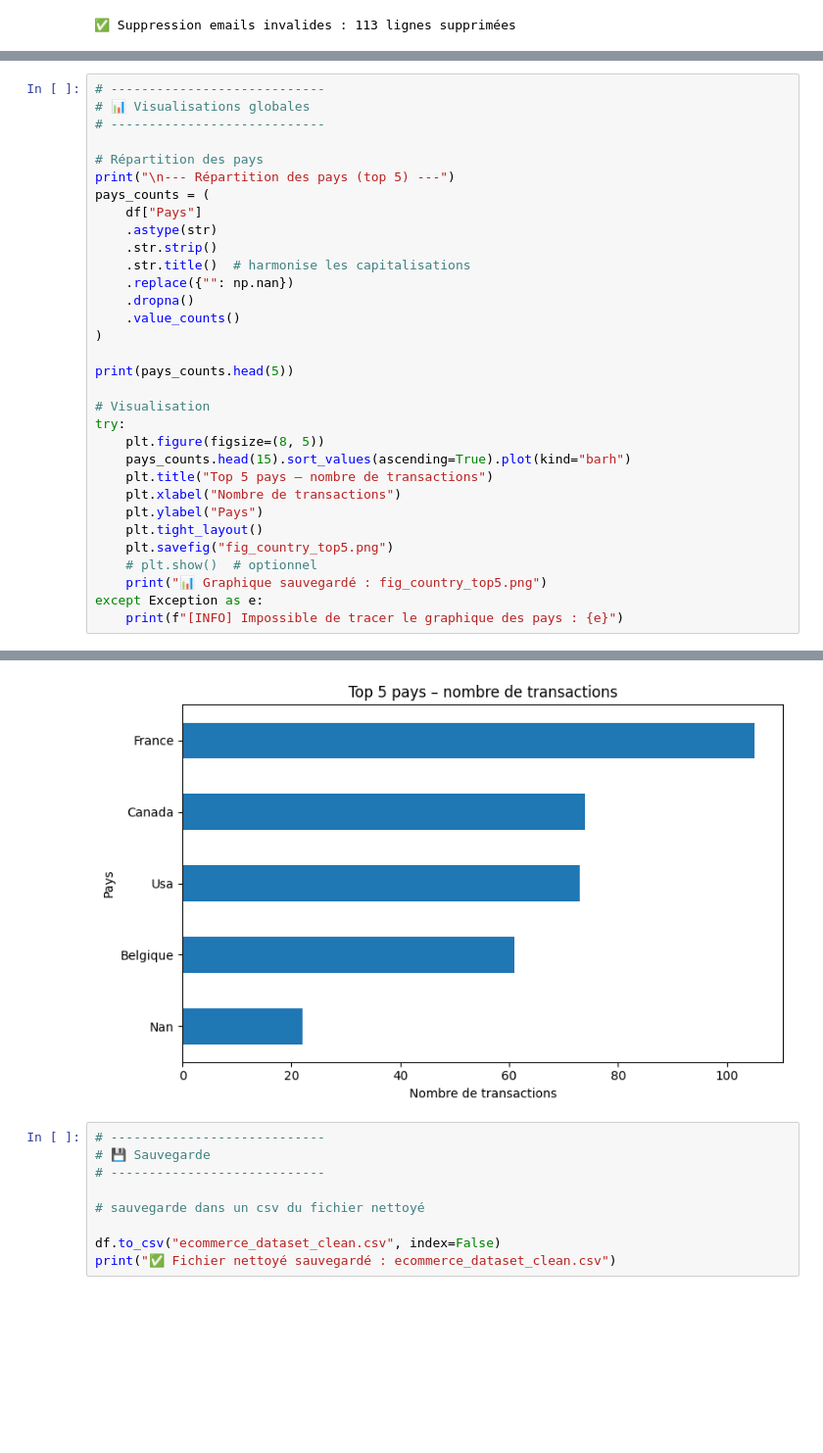
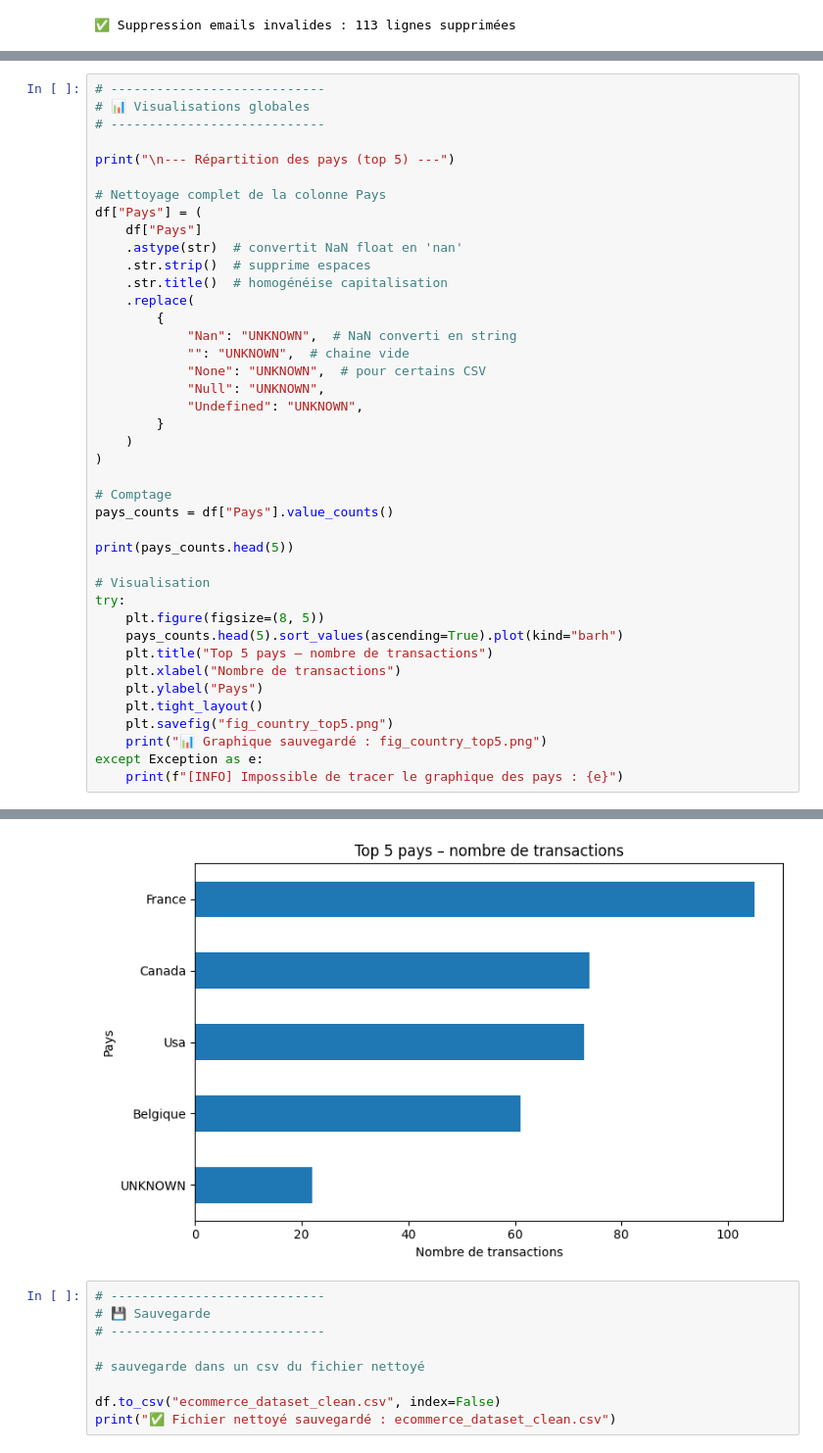
Before and after one commit to alexyvanot/ecommerce-data-crafting, a Jupyter notebook: J1_TP_DataCrafting.ipynb, the cells around one changed output, grey strips where cells are left out. Shown at 98% size. Drawn from its saved outputs; the diff is of its cells as text; blank space fills up the shorter version.

Commit message:
Improves data cleaning and visualization for 'Pays' column

```diff
--- a/J1_TP_DataCrafting.ipynb
+++ b/J1_TP_DataCrafting.ipynb
@@ -501,30 +501,39 @@ Ligne 15 -> 7 séparateurs | CUST0013,29,user13@yaho.com,USA,PRD005,Mode,42.34,2
 # 📊 Visualisations globales
 # ----------------------------
 
-# Répartition des pays
 print("\n--- Répartition des pays (top 5) ---")
-pays_counts = (
+
+# Nettoyage complet de la colonne Pays
+df["Pays"] = (
     df["Pays"]
-    .astype(str)
-    .str.strip()
-    .str.title()  # harmonise les capitalisations
-    .replace({"": np.nan})
-    .dropna()
-    .value_counts()
+    .astype(str)  # convertit NaN float en 'nan'
+    .str.strip()  # supprime espaces
+    .str.title()  # homogénéise capitalisation
+    .replace(
+        {
+            "Nan": "UNKNOWN",  # NaN converti en string
+            "": "UNKNOWN",  # chaine vide
+            "None": "UNKNOWN",  # pour certains CSV
+            "Null": "UNKNOWN",
+            "Undefined": "UNKNOWN",
+        }
+    )
 )
+
+# Comptage
+pays_counts = df["Pays"].value_counts()
 
 print(pays_counts.head(5))
 
 # Visualisation
 try:
     plt.figure(figsize=(8, 5))
-    pays_counts.head(15).sort_values(ascending=True).plot(kind="barh")
+    pays_counts.head(5).sort_values(ascending=True).plot(kind="barh")
     plt.title("Top 5 pays – nombre de transactions")
     plt.xlabel("Nombre de transactions")
     plt.ylabel("Pays")
     plt.tight_layout()
     plt.savefig("fig_country_top5.png")
-    # plt.show()  # optionnel
     print("📊 Graphique sauvegardé : fig_country_top5.png")
 except Exception as e:
     print(f"[INFO] Impossible de tracer le graphique des pays : {e}")
@@ -539,6 +548,6 @@ Nan          22
 Name: count, dtype: int64
 📊 Graphique sauvegardé : fig_country_top5.png
-[figure, old version]
+[figure, new version]
 # %%
 # ----------------------------
 # 💾 Sauvegarde
```
Also changed, not shown: parts of 4 cells of this notebook, 2 other files.
